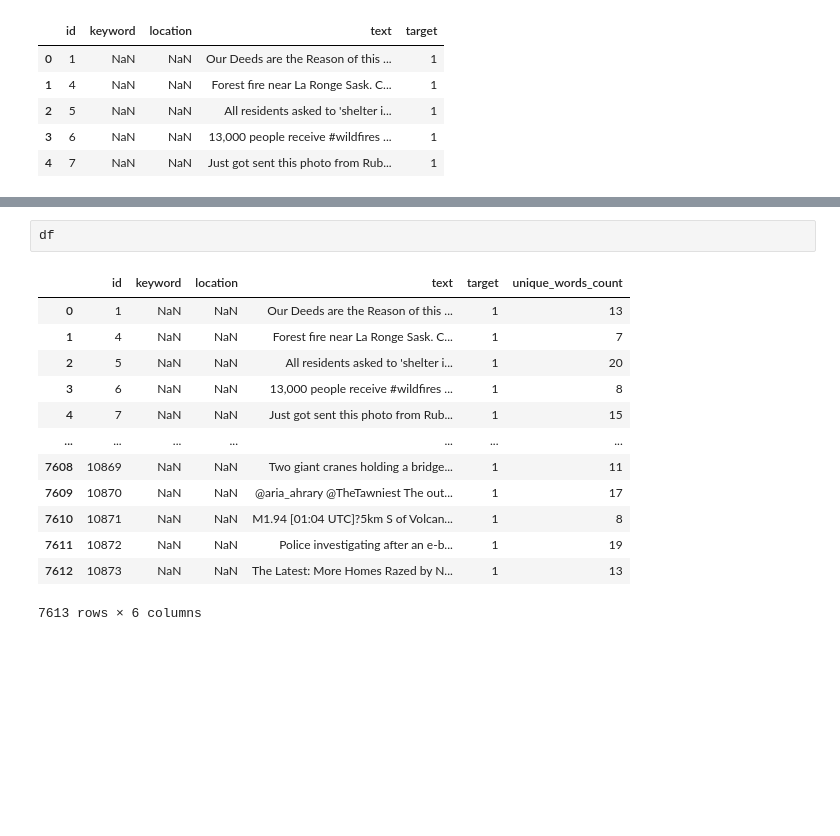
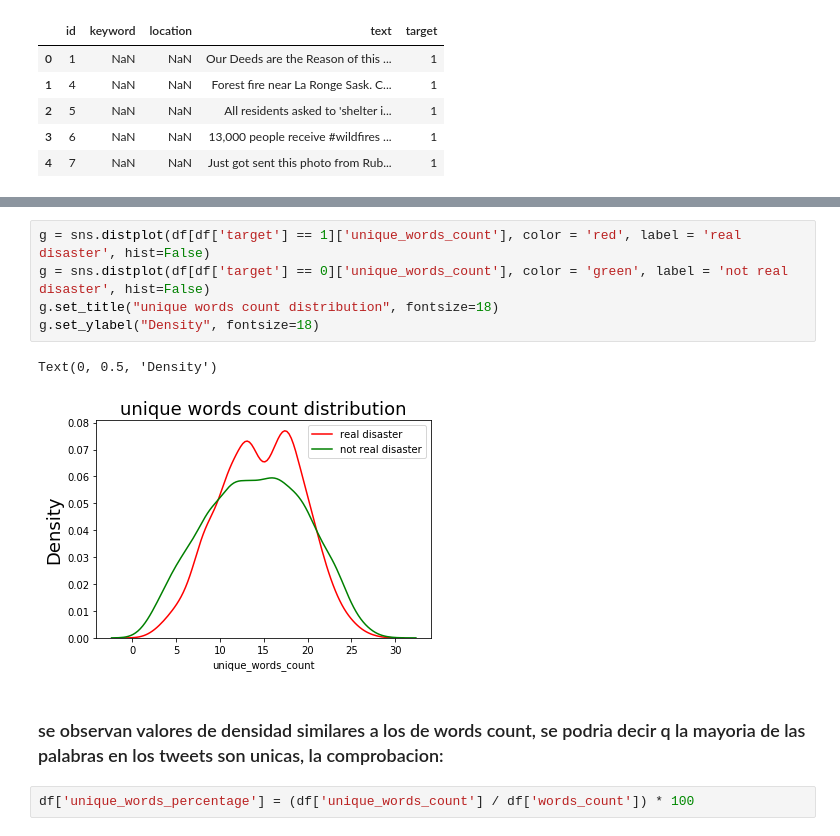
Before and after one commit to AlurrAldrey/OrgaDatosTP, a Jupyter notebook: tp1/unique_words.ipynb, the cells around one changed output, grey strips where cells are left out. Drawn from its saved outputs; the diff is of its cells as text; blank space fills up the shorter version.

```diff
--- a/tp1/unique_words.ipynb
+++ b/tp1/unique_words.ipynb
@@ -20,16 +51,12 @@ df['unique_words_count'] = df['text'].apply(lambda x: len(set(str(x).split())))
-# %%
-df
-# %% [output]
-|  | id | keyword | location | text | target | unique_words_count |
-| 0 | 1 | NaN | NaN | Our Deeds are the Reason of this ... | 1 | 13 |
-| 1 | 4 | NaN | NaN | Forest fire near La Ronge Sask. C... | 1 | 7 |
-| 2 | 5 | NaN | NaN | All residents asked to 'shelter i... | 1 | 20 |
-| 3 | 6 | NaN | NaN | 13,000 people receive #wildfires ... | 1 | 8 |
-| 4 | 7 | NaN | NaN | Just got sent this photo from Rub... | 1 | 15 |
-| ... | ... | ... | ... | ... | ... | ... |
-| 7608 | 10869 | NaN | NaN | Two giant cranes holding a bridge... | 1 | 11 |
-| 7609 | 10870 | NaN | NaN | @aria_ahrary @TheTawniest The out... | 1 | 17 |
-| 7610 | 10871 | NaN | NaN | M1.94 [01:04 UTC]?5km S of Volcan... | 1 | 8 |
-| 7611 | 10872 | NaN | NaN | Police investigating after an e-b... | 1 | 19 |
-| 7612 | 10873 | NaN | NaN | The Latest: More Homes Razed by N... | 1 | 13 |
-7613 rows × 6 columns
+# %%
+g = sns.distplot(df[df['target'] == 1]['unique_words_count'], color = 'red', label = 'real disaster', hist=False)
+g = sns.distplot(df[df['target'] == 0]['unique_words_count'], color = 'green', label = 'not real disaster', hist=False)
+g.set_title("unique words count distribution", fontsize=18)
+g.set_ylabel("Density", fontsize=18)
+# %% [output]
+Text(0, 0.5, 'Density')
+[figure, added]
+# %% [markdown]
+### se observan valores de densidad similares a los de words count, se podria decir q la mayoria de las palabras en los tweets son unicas, la comprobacion:
+# %%
+df['unique_words_percentage'] = (df['unique_words_count'] / df['words_count']) * 100
```
Also changed, not shown: parts of 18 cells of this notebook.
